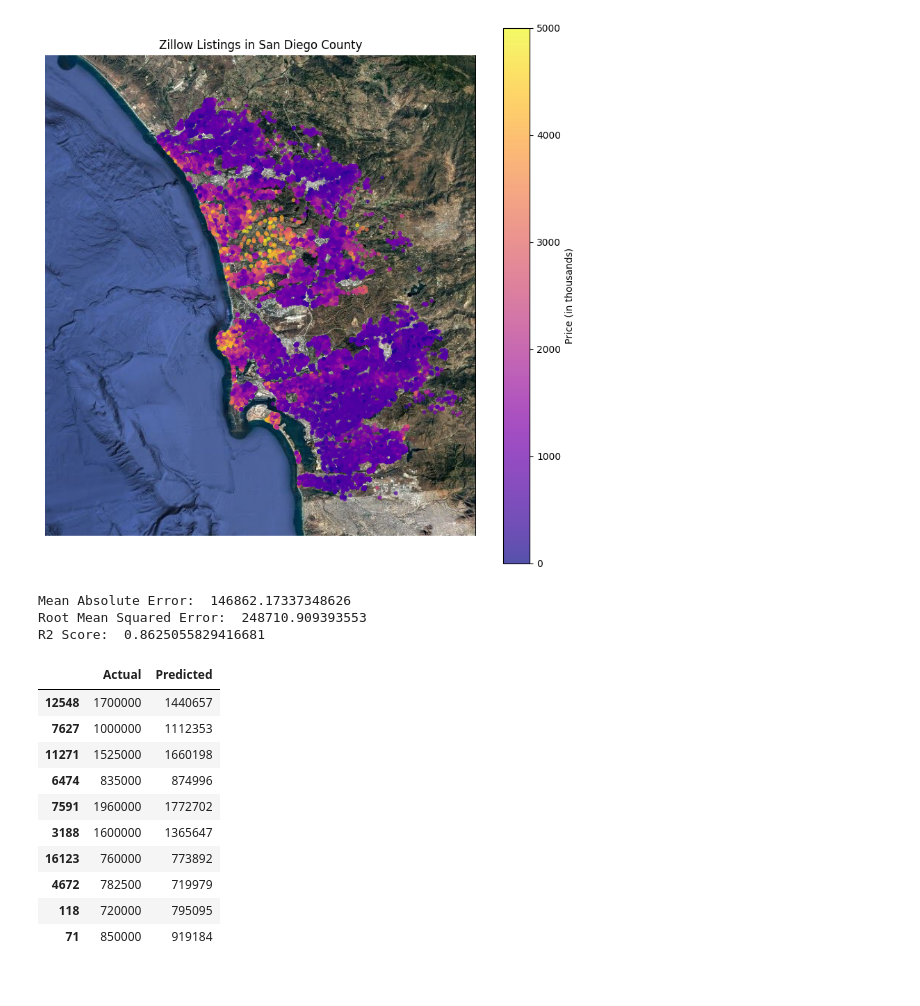
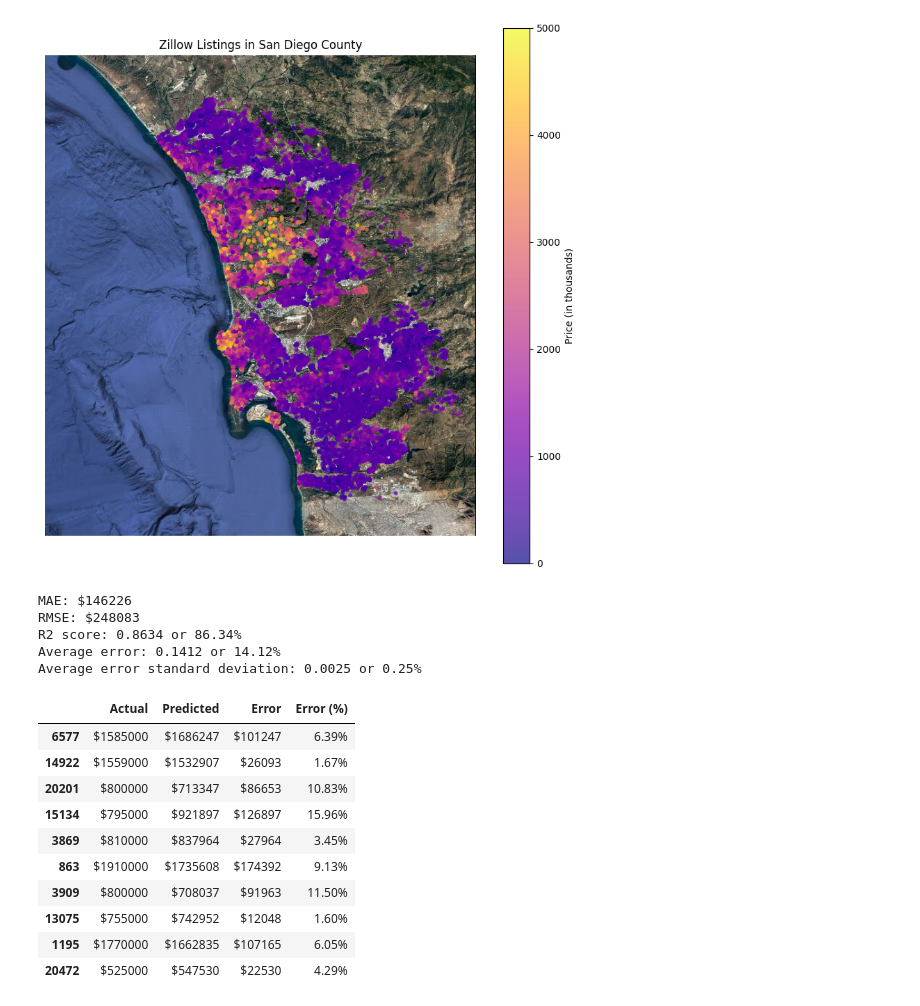
Before and after one commit to david1792x/sd-house-prices, a Jupyter notebook: jupyter/sd-house-prices-complete.ipynb, the cells around one changed output. Saved outputs shown, nothing was run; the diff lists cells and outputs as text; code cells hidden in the pictures.

```diff
--- a/jupyter/sd-house-prices-complete.ipynb
+++ b/jupyter/sd-house-prices-complete.ipynb
@@ -57,7 +57,7 @@ df.reset_index(drop = True, inplace=True)
 df.to_csv('zillow_listings.csv', index=False)
 # %%
 # Open the .csv file
-data = pd.read_csv('zillow_listings.csv', low_memory=False)
+data = pd.read_csv('https://raw.githubusercontent.com/david1792x/sd-house-prices/main/zillow_listings.csv', low_memory=False)
 pd.set_option('display.max_columns', None)
 data.head(10)
 # %% [output]
@@ -335,10 +335,11 @@ y = df['price']
 pipeline = Pipeline([('preprocessor', preprocessor), ('estimator', XGBRegressor(learning_rate = 0.1, max_depth = 7, n_estimators = 200, reg_lambda = 0.1, reg_alpha = 0.1))])
 
 # Test model performance with 5-fold cross validation
-kf = KFold(n_splits=5, shuffle=True, random_state=42)
+kf = KFold(n_splits=5, shuffle=True, random_state=36)
 mae = []
 rmse = []
 r2 = []
+average_error = []
 for train_index, test_index in kf.split(X):
     X_train, X_test = X.iloc[train_index], X.iloc[test_index]
     y_train, y_test = y.iloc[train_index], y.iloc[test_index]
@@ -347,33 +348,44 @@ for train_index, test_index in kf.split(X):
     mae.append(mean_absolute_error(y_test, y_pred))
     rmse.append(np.sqrt(mean_squared_error(y_test, y_pred)))
     r2.append(r2_score(y_test, y_pred))
+    average_error.append(np.mean(np.abs((y_test - y_pred) / y_test)))
 
-print('Mean Absolute Error: ', np.mean(mae))
-print('Root Mean Squared Error: ', np.mean(rmse))
-print('R2 Score: ', np.mean(r2))
+print(f'MAE: ${np.mean(mae):.0f}')
+print(f'RMSE: ${np.mean(rmse):.0f}')
+print(f'R2 score: {np.mean(r2):.4f} or {np.mean(r2)*100:.2f}%')
+print(f'Average error: {np.mean(average_error):.4f} or {np.mean(average_error)*100:.2f}%')
+print(f'Average error standard deviation: {np.std(average_error):.4f} or {np.std(average_error)*100:.2f}%')
 # %% [output]
-Mean Absolute Error:  146862.17337348626
-Root Mean Squared Error:  248710.909393553
-R2 Score:  0.8625055829416681
+MAE: $146226
+RMSE: $248083
+R2 score: 0.8634 or 86.34%
+Average error: 0.1412 or 14.12%
+Average error standard deviation: 0.0025 or 0.25%
 # %%
 # Predict on test set and compare to actual values
-X_train, X_test, y_train, y_test = train_test_split(X, y, test_size=0.2, random_state=23)
+X_train, X_test, y_train, y_test = train_test_split(X, y, test_size=0.2, random_state=22)
 pipeline.fit(X_train, y_train)
 y_pred = pipeline.predict(X_test)
 predictions = pd.DataFrame({'Actual': y_test, 'Predicted': y_pred}).astype(int)
+predictions['Error'] = np.abs(predictions['Actual'] - predictions['Predicted'])
+predictions['Error (%)'] = np.abs((predictions['Actual'] - predictions['Predicted']) / predictions['Actual'])*100
+predictions['Actual'] = predictions['Actual'].map('${:.0f}'.format)
+predictions['Predicted'] = predictions['Predicted'].map('${:.0f}'.format)
+predictions['Error'] = predictions['Error'].map('${:.0f}'.format)
+predictions['Error (%)'] = predictions['Error (%)'].map('{:.2f}%'.format)
 predictions.head(10)
 # %% [output]
-|  | Actual | Predicted |
-| 12548 | 1700000 | 1440657 |
-| 7627 | 1000000 | 1112353 |
-| 11271 | 1525000 | 1660198 |
-| 6474 | 835000 | 874996 |
-| 7591 | 1960000 | 1772702 |
-| 3188 | 1600000 | 1365647 |
-| 16123 | 760000 | 773892 |
-| 4672 | 782500 | 719979 |
-| 118 | 720000 | 795095 |
-| 71 | 850000 | 919184 |
+|  | Actual | Predicted | Error | Error (%) |
+| 6577 | $1585000 | $1686247 | $101247 | 6.39% |
+| 14922 | $1559000 | $1532907 | $26093 | 1.67% |
+| 20201 | $800000 | $713347 | $86653 | 10.83% |
+| 15134 | $795000 | $921897 | $126897 | 15.96% |
+| 3869 | $810000 | $837964 | $27964 | 3.45% |
+| 863 | $1910000 | $1735608 | $174392 | 9.13% |
+| 3909 | $800000 | $708037 | $91963 | 11.50% |
+| 13075 | $755000 | $742952 | $12048 | 1.60% |
+| 1195 | $1770000 | $1662835 | $107165 | 6.05% |
+| 20472 | $525000 | $547530 | $22530 | 4.29% |
 # %%
 # Get feature importances from model
 feature_importances = pd.DataFrame(pipeline['estimator'].feature_importances_, index = pipeline['preprocessor'].get_feature_names_out(), columns=['importance']).sort_values('importance', ascending=False)
```
Also changed, not shown: parts of 3 cells of this notebook, 2 other files.
